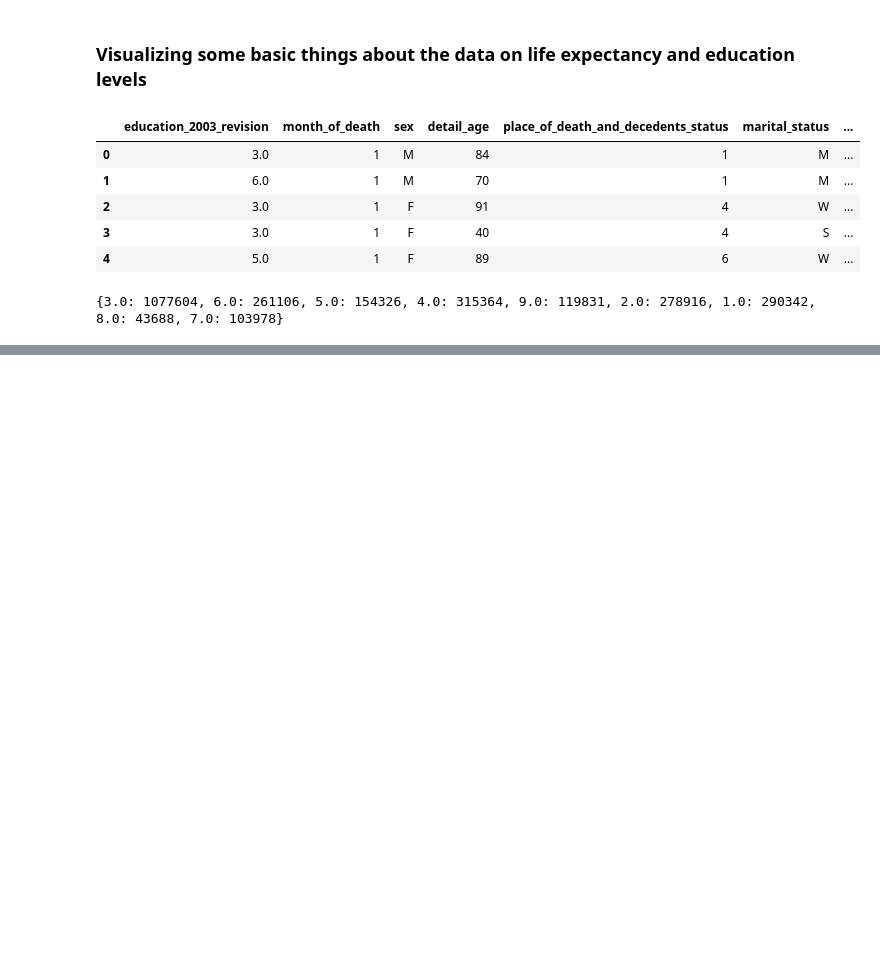
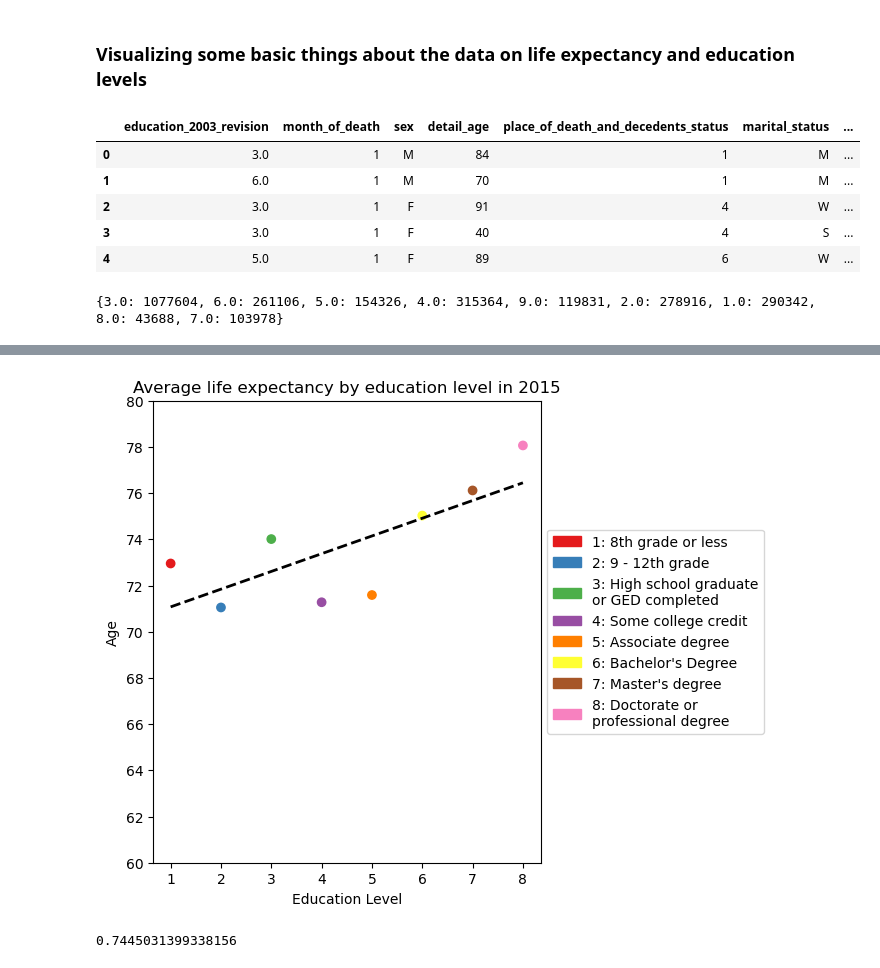
Before and after one commit to luisa-li/death_in_US, a Jupyter notebook: general/literacy.ipynb, the cells around one changed output, grey strips where cells are left out. Cells and saved outputs as stored; diff of their text form; code cells hidden in the pictures; blank space fills up the shorter version.

```diff
--- a/general/literacy.ipynb
+++ b/general/literacy.ipynb
@@ -48,0 +109,40 @@ plt.show()
+# %%
+# attempting to get a clearer picture of the data via a simple scatter plot
+avg_age = edu_age.groupby('education_2003_revision')['detail_age'].mean()
+# %%
+# manually creating the legend for the plot below with the documentation
+colors_scatter = sns.color_palette('Set1')
+legend_scatter = []
+for c, l in zip(colors_scatter, labels):
+    patch = mpatches.Patch(color=c, label=l)
+    legend_scatter.append(patch)
+# %%
+fig = plt.figure(figsize=(10,6))
+ax = plt.subplot()
+
+x = np.arange(1, 9, 1)
+z = np.polyfit(x, avg_age, 1)
+p = np.poly1d(z)
+
+plt.scatter(x, avg_age, c=sns.color_palette('Set1')[:8])
+plt.plot(x, p(x), color="black", linewidth=2, linestyle="--")
+
+plt.xlabel("Education Level")
+plt.ylabel("Age")
+plt.yticks(np.arange(60, 81, 2))
+plt.title("Average life expectancy by education level in 2015")
+
+box = ax.get_position()
+ax.set_position([box.x0, box.y0, box.width * 0.5, box.height])
+
+ax.legend(handles=legend_scatter, loc='center left', bbox_to_anchor=(1, 0.5))
+
+plt.show()
+# %% [output]
+[figure, added]
+# %%
+# calculating Pearson's correlation coefficient
+corr, _ = pearsonr(x, avg_age)
+corr
+# %% [output]
+0.7445031399338156
```
Also changed, not shown: parts of 15 cells of this notebook.
